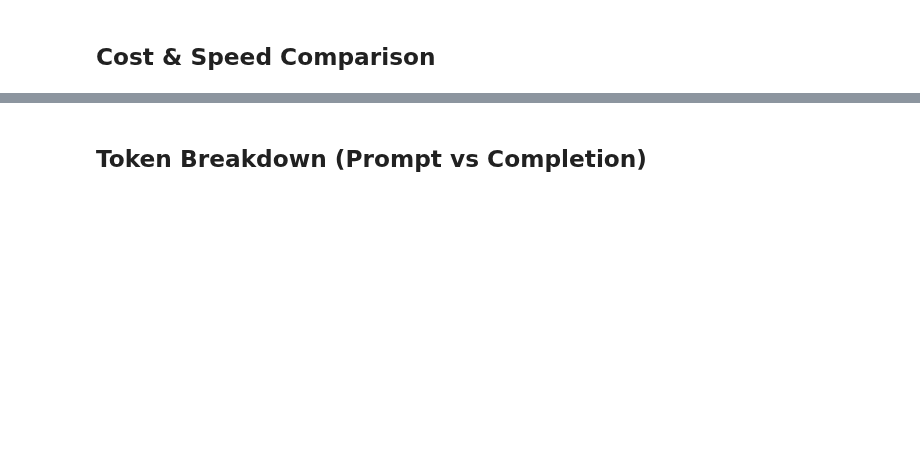
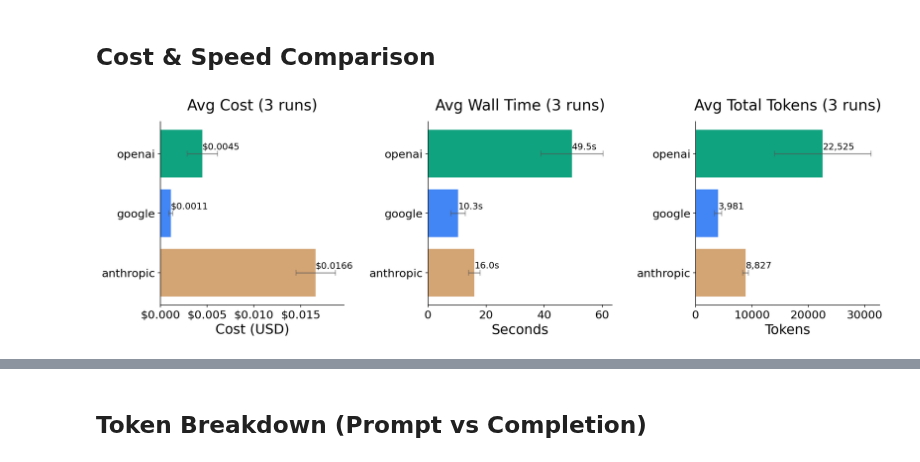
Before and after one commit to Sharkful/llm_ARLEM_Generation, a Jupyter notebook: Code/Testing/benchmark_results.ipynb, the cells around one changed output, grey strips where cells are left out. Cells and saved outputs as stored; diff of their text form; code cells hidden in the pictures; blank space fills up the shorter version.

Commit message:
Updated Some Visualizations for Proposal

```diff
--- a/Code/Testing/benchmark_results.ipynb
+++ b/Code/Testing/benchmark_results.ipynb
@@ -67,2 +85,20 @@ summary.style.map(
+# %%
+import matplotlib as mpl
+
+# --- Readability settings for LaTeX export ---
+mpl.rcParams.update({
+    "figure.figsize":   (20, 7),       # wider, taller figure
+    "figure.dpi":       150,            # sharper on screen; use 300 for print
+    "font.size":        15,             # base font size (scales most text)
+    "axes.titlesize":   20,             # subplot titles
+    "axes.labelsize":   18,             # x/y axis labels
+    "xtick.labelsize":  15,             # tick labels
+    "ytick.labelsize":  15,
+    "axes.titlepad":    15,             # breathing room above titles
+    "axes.spines.top":  False,          # cleaner look — drop top/right borders
+    "axes.spines.right":False,
+})
+
+from matplotlib.ticker import MaxNLocator
 # %% [markdown]
 ## Cost & Speed Comparison
@@ -104,0 +105,58 @@ plt.show()
+# %%
+# Aggregate: average the 3 runs per provider
+df_agg = df.groupby("Provider").agg(
+    Cost=("Cost ($)", "mean"),
+    WallTime=("Wall Time (s)", "mean"),
+    Tokens=("Total Tokens", "mean"),
+).reset_index()
+
+# Optional: also compute std for error bars
+df_std = df.groupby("Provider").agg(
+    Cost_std=("Cost ($)", "std"),
+    WallTime_std=("Wall Time (s)", "std"),
+    Tokens_std=("Total Tokens", "std"),
+).reset_index()
+
+df_agg = df_agg.merge(df_std, on="Provider")
+
+PROVIDER_COLORS = {"openai": "#10a37f", "anthropic": "#d4a574", "google": "#4285f4"}
+colors = [PROVIDER_COLORS.get(p, "#999") for p in df_agg["Provider"]]
+
+fig, axes = plt.subplots(1, 3, figsize=(15, 5))
+
+def annotate_bars(ax, bars, values, stds, fmt_fn):
+    for bar, v, std in zip(bars, values, stds):
+        x = v #+ std  # tip of the error bar
+        y = bar.get_y() + 0.55*bar.get_height()  # top edge of the bar
+        ax.text(x, y, fmt_fn(v),
+                va="bottom", ha="left", fontsize=12)
+
+# Cost
+ax = axes[0]
+bars = ax.barh(df_agg["Provider"], df_agg["Cost"], color=colors,
+               xerr=df_agg["Cost_std"], capsize=4, error_kw={"ecolor": "#555", "alpha": 0.6})
+ax.set_xlabel("Cost (USD)")
+ax.set_title("Avg Cost (3 runs)")
+ax.xaxis.set_major_formatter(mtick.FormatStrFormatter("$%.3f"))
+ax.xaxis.set_major_locator(MaxNLocator(nbins=4))   # <-- add this line
+annotate_bars(ax, bars, df_agg["Cost"], df_agg["Cost_std"], lambda v: f"${v:.4f}")
+
+# Wall time
+ax = axes[1]
+bars = ax.barh(df_agg["Provider"], df_agg["WallTime"], color=colors,
+               xerr=df_agg["WallTime_std"], capsize=4, error_kw={"ecolor": "#555", "alpha": 0.6})
+ax.set_xlabel("Seconds")
+ax.set_title("Avg Wall Time (3 runs)")
+annotate_bars(ax, bars, df_agg["WallTime"], df_agg["WallTime_std"], lambda v: f"{v:.1f}s")
+# Total tokens
+ax = axes[2]
+bars = ax.barh(df_agg["Provider"], df_agg["Tokens"], color=colors,
+               xerr=df_agg["Tokens_std"], capsize=4, error_kw={"ecolor": "#555", "alpha": 0.6})
+ax.set_xlabel("Tokens")
+ax.set_title("Avg Total Tokens (3 runs)")
+annotate_bars(ax, bars, df_agg["Tokens"], df_agg["Tokens_std"], lambda v: f"{v:,.0f}")
+
+plt.tight_layout()
+plt.show()
+# %% [output]
+[figure, added]
```
Also changed, not shown: parts of 10 cells of this notebook, 1 other file.
